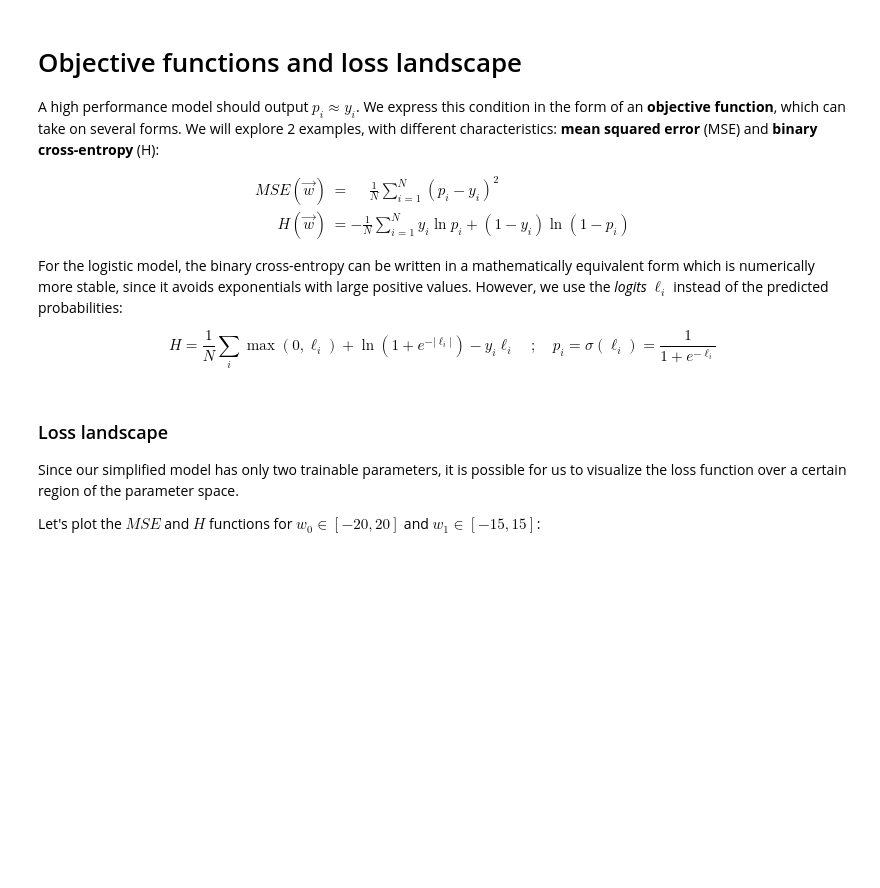
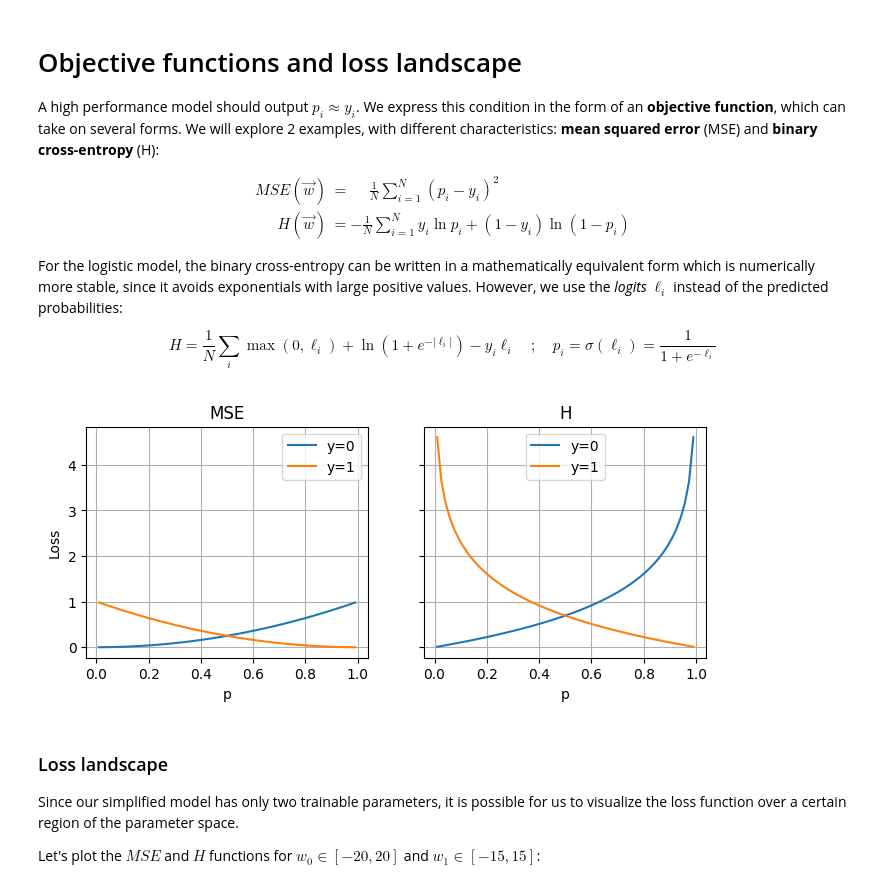
Before and after one commit to paduapires/aapg_ice, a Jupyter notebook: Logistic_regression_1D_2D_complete.ipynb, the cells around one changed output. Drawn from its saved outputs; the diff is of its cells as text; code cells hidden in the pictures; blank space fills up the shorter version.

```diff
--- a/Logistic_regression_1D_2D_complete.ipynb
+++ b/Logistic_regression_1D_2D_complete.ipynb
@@ -220,17 +221,30 @@ $$
 H = \dfrac{1}{N}\sum_i \max(0,\ell_i) + \ln\left(1+e^{-|\ell_i|} \right) - y_i\ell_i  \quad ; \quad p_i = \sigma(\ell_i) = \frac{1}{1+e^{-\ell_i}}
 $$
 # %%
-def MSE(p,y):
+def MSE(p,y, axis=0):
     '''Mean Squared error'''
-    return np.mean((p-y)**2)
+    return np.mean((p-y)**2, axis=axis)
 
-def H(p,y):
+def H(p,y, axis=0):
     '''Naive binary cross-entropy'''
-    return -np.mean( y*np.log(p) + (1-y)*np.log(1-p) )
+    return -np.mean( y*np.log(p) + (1-y)*np.log(1-p) , axis=axis)
 
-def H_from_logits(logit,y):
+def H_from_logits(logit,y, axis=0):
     '''Binary cross entropy (numericaly stable)'''
-    return np.mean( np.maximum(0,logit) + np.log(1 + np.exp( -np.abs(logit))) - y*logit )
+    return np.mean( np.maximum(0,logit) + np.log(1 + np.exp( -np.abs(logit))) - y*logit , axis=axis)
+
+p_ax = np.linspace(0.01,0.99,61)  # many values
+MSE_ax_0 = MSE(p_ax[None,:],y=0); MSE_ax_1 = MSE(p_ax[None,:],y=1)
+H_ax_0   = H(p_ax[None,:],y=0)  ; H_ax_1   = H(p_ax[None,:],y=1)
+
+fig,axs = plt.subplots(1,2,figsize=(8,3),sharex='all',sharey='all')
+axs[0].plot(p_ax,MSE_ax_0,label='y=0'); axs[0].plot(p_ax,MSE_ax_1,label='y=1')
+axs[1].plot(p_ax,H_ax_0,label='y=0')  ;axs[1].plot(p_ax,H_ax_1,label='y=1')
+axs[0].set_xlabel('p'); axs[0].set_ylabel('Loss'); axs[0].set_title('MSE')
+axs[1].set_xlabel('p'); axs[1].set_title('H')
+[ax.legend() for ax in axs]; [ax.grid() for ax in axs];
+# %% [output]
+[figure, added]
 # %% [markdown]
 ### Loss landscape
 
```
Also changed, not shown: parts of 17 cells of this notebook.
